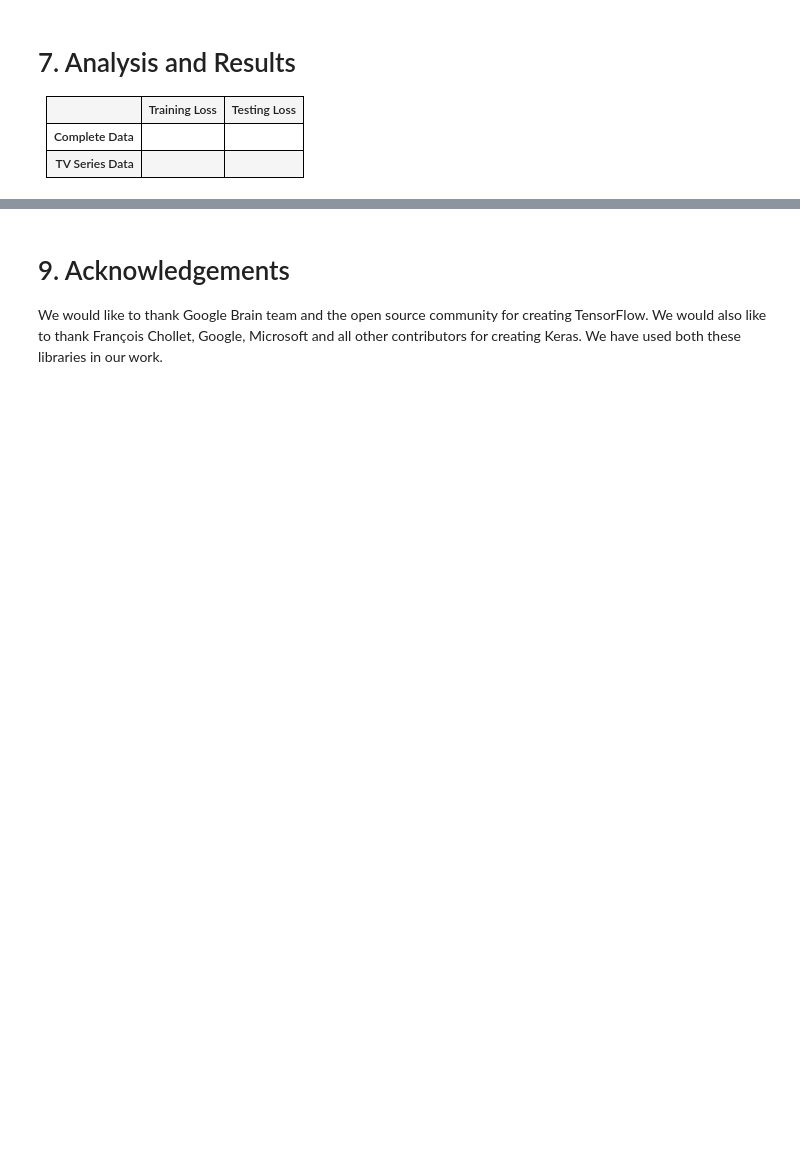
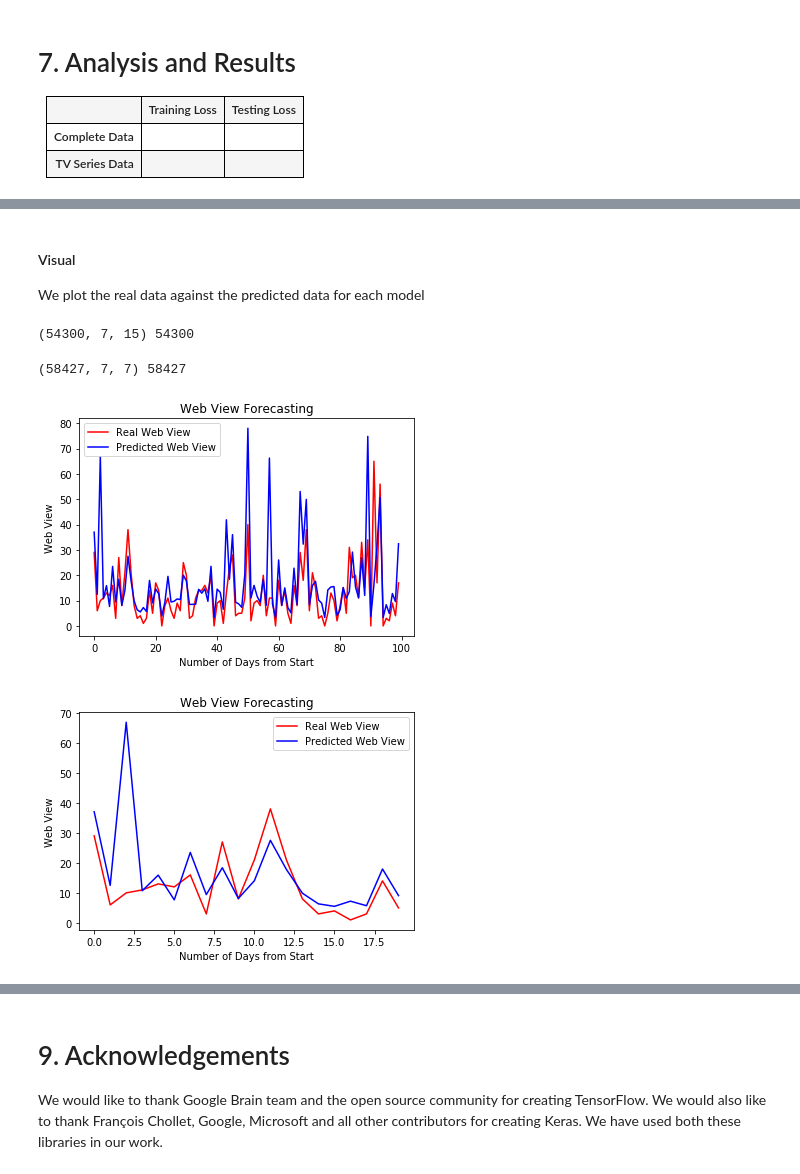
Before and after one commit to TheSPD/CS671-Web-Traffic-Analysis, a Jupyter notebook: Final_report.ipynb, the cells around one changed output, grey strips where cells are left out. Saved outputs shown, nothing was run; the diff lists cells and outputs as text; code cells hidden in the pictures; blank space fills up the shorter version.

```diff
--- a/Final_report.ipynb
+++ b/Final_report.ipynb
@@ -82,0 +476,44 @@ as opposed to political figures like Donald Trump, where you can see a sudden sp
+# %% [markdown]
+#### Visual
+We plot the real data against the predicted data for each model
+# %%
+inputs = X_test
+
+# Getting the predicted Web View
+y_pred = regressor.predict(inputs)
+
+print X_test.shape, len(y_test)
+# %% [output]
+(54300, 7, 15) 54300
+# %%
+inputs = X_TV_test
+
+# Getting the predicted Web View
+y_TV_pred = regressor_TV.predict(inputs)
+
+print X_TV_test.shape, len(y_TV_test)
+# %% [output]
+(58427, 7, 7) 58427
+# %%
+#Visualising Result
+plt.figure
+plt.plot(y_test[1200:1300], color = 'red', label = 'Real Web View')
+plt.plot(y_pred[1200:1300], color = 'blue', label = 'Predicted Web View')
+plt.title('Web View Forecasting')
+plt.xlabel('Number of Days from Start')
+plt.ylabel('Web View')
+plt.legend()
+plt.show()
+
+
+plt.figure
+plt.plot(y_test[1200:1220], color = 'red', label = 'Real Web View')
+plt.plot(y_pred[1200:1220], color = 'blue', label = 'Predicted Web View')
+plt.title('Web View Forecasting')
+plt.xlabel('Number of Days from Start')
+plt.ylabel('Web View')
+plt.legend()
+plt.show()
+# %% [output]
+[figure, added]
+[figure, added]
```
Also changed, not shown: parts of 44 cells of this notebook, 6 other files.
